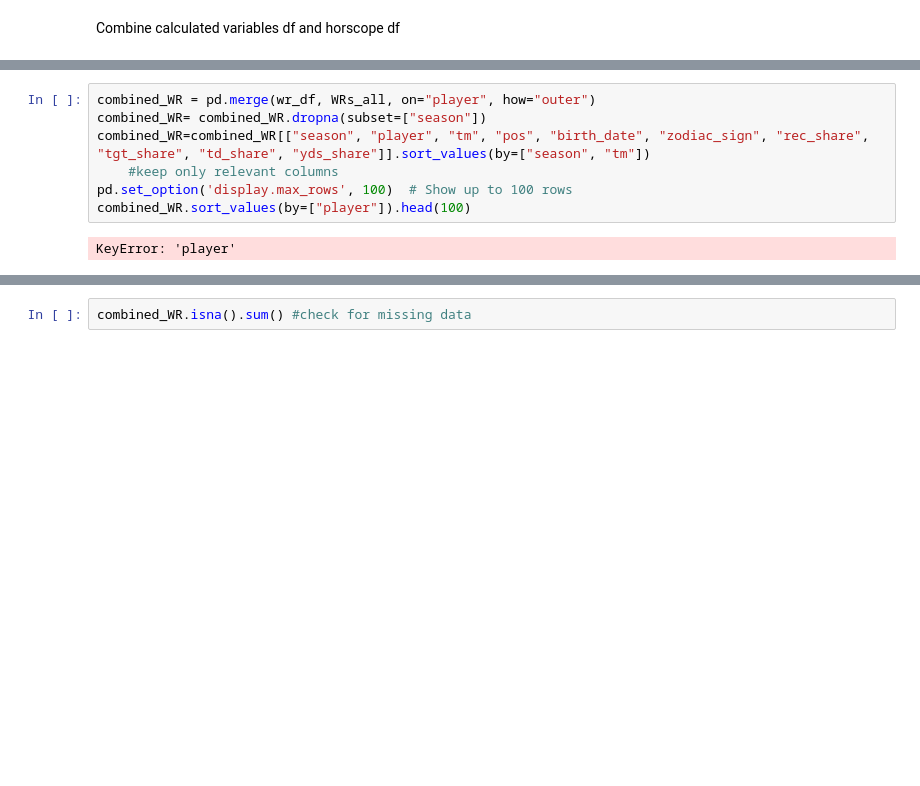
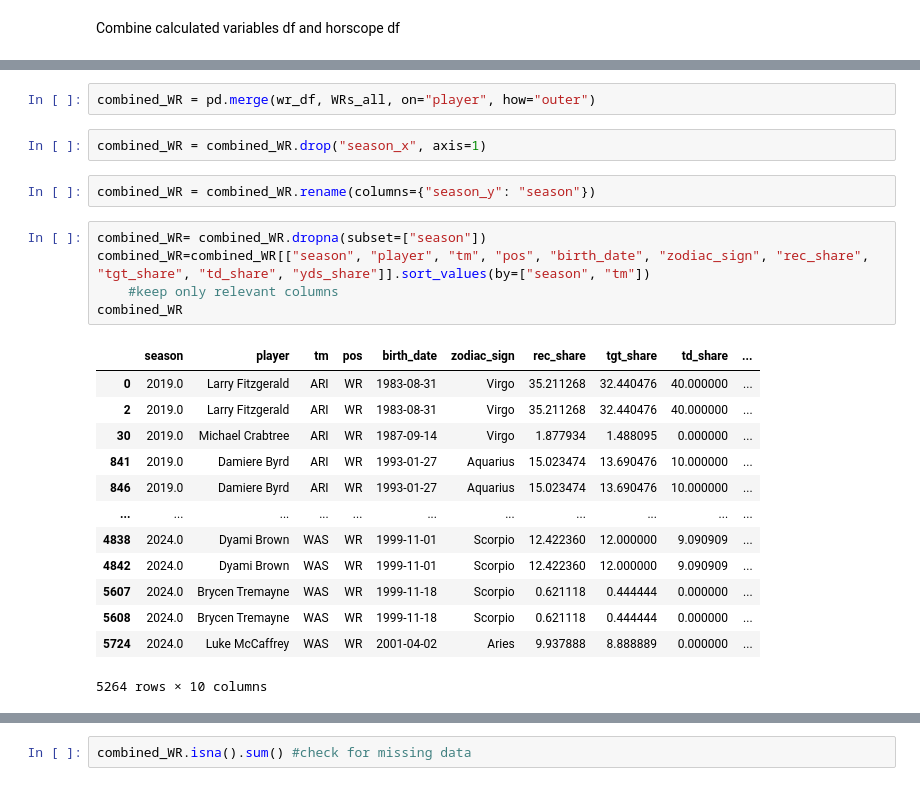
Before and after one commit to connor-pickett/2025_FinalProject_Ctrl-Alt-Defeat, a Jupyter notebook: Master_Code.ipynb, the cells around one changed output, grey strips where cells are left out. Drawn from its saved outputs; the diff is of its cells as text; blank space fills up the shorter version.

```diff
--- a/Master_Code.ipynb
+++ b/Master_Code.ipynb
@@ -230,9 +247,25 @@ Combine calculated variables df and horscope df
 # %%
 combined_WR = pd.merge(wr_df, WRs_all, on="player", how="outer")
-combined_WR= combined_WR.dropna(subset=["season"])
-combined_WR=combined_WR[["season", "player", "tm", "pos", "birth_date", "zodiac_sign", "rec_share", "tgt_share", "td_share", "yds_share"]].sort_values(by=["season", "tm"])
-    #keep only relevant columns
-pd.set_option('display.max_rows', 100)  # Show up to 100 rows
-combined_WR.sort_values(by=["player"]).head(100)
-# %% [output]
-KeyError: 'player'
+# %%
+combined_WR = combined_WR.drop("season_x", axis=1)
+# %%
+combined_WR = combined_WR.rename(columns={"season_y": "season"})
+# %%
+combined_WR= combined_WR.dropna(subset=["season"])
+combined_WR=combined_WR[["season", "player", "tm", "pos", "birth_date", "zodiac_sign", "rec_share", "tgt_share", "td_share", "yds_share"]].sort_values(by=["season", "tm"])
+    #keep only relevant columns
+combined_WR
+# %% [output]
+|  | season | player | tm | pos | birth_date | zodiac_sign | rec_share | tgt_share | td_share | ... |
+| 0 | 2019.0 | Larry Fitzgerald | ARI | WR | 1983-08-31 | Virgo | 35.211268 | 32.440476 | 40.000000 | ... |
+| 2 | 2019.0 | Larry Fitzgerald | ARI | WR | 1983-08-31 | Virgo | 35.211268 | 32.440476 | 40.000000 | ... |
+| 30 | 2019.0 | Michael Crabtree | ARI | WR | 1987-09-14 | Virgo | 1.877934 | 1.488095 | 0.000000 | ... |
+| 841 | 2019.0 | Damiere Byrd | ARI | WR | 1993-01-27 | Aquarius | 15.023474 | 13.690476 | 10.000000 | ... |
+| 846 | 2019.0 | Damiere Byrd | ARI | WR | 1993-01-27 | Aquarius | 15.023474 | 13.690476 | 10.000000 | ... |
+| ... | ... | ... | ... | ... | ... | ... | ... | ... | ... | ... |
+| 4838 | 2024.0 | Dyami Brown | WAS | WR | 1999-11-01 | Scorpio | 12.422360 | 12.000000 | 9.090909 | ... |
+| 4842 | 2024.0 | Dyami Brown | WAS | WR | 1999-11-01 | Scorpio | 12.422360 | 12.000000 | 9.090909 | ... |
+| 5607 | 2024.0 | Brycen Tremayne | WAS | WR | 1999-11-18 | Scorpio | 0.621118 | 0.444444 | 0.000000 | ... |
+| 5608 | 2024.0 | Brycen Tremayne | WAS | WR | 1999-11-18 | Scorpio | 0.621118 | 0.444444 | 0.000000 | ... |
+| 5724 | 2024.0 | Luke McCaffrey | WAS | WR | 2001-04-02 | Aries | 9.937888 | 8.888889 | 0.000000 | ... |
+5264 rows × 10 columns
```
Also changed, not shown: parts of 7 cells of this notebook.
